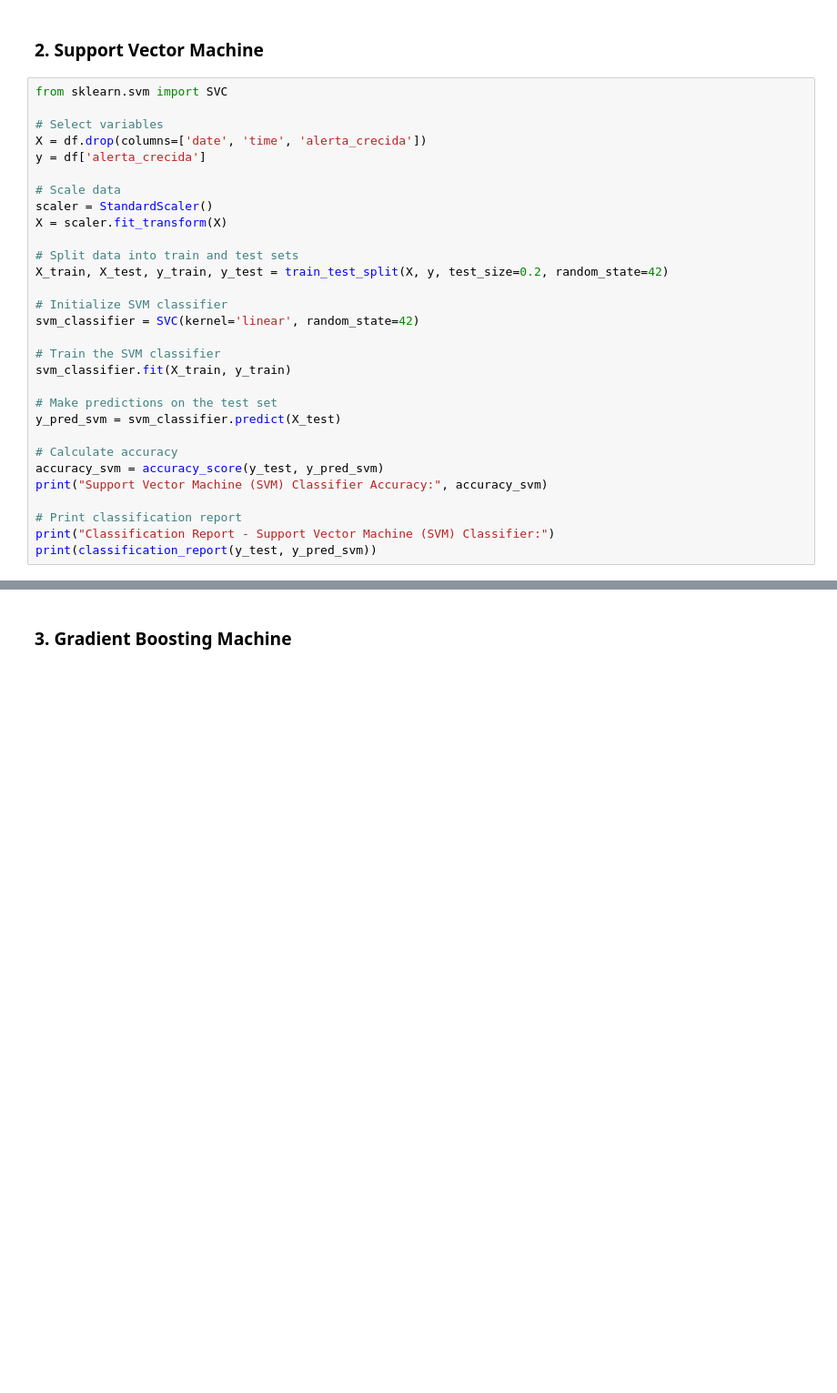
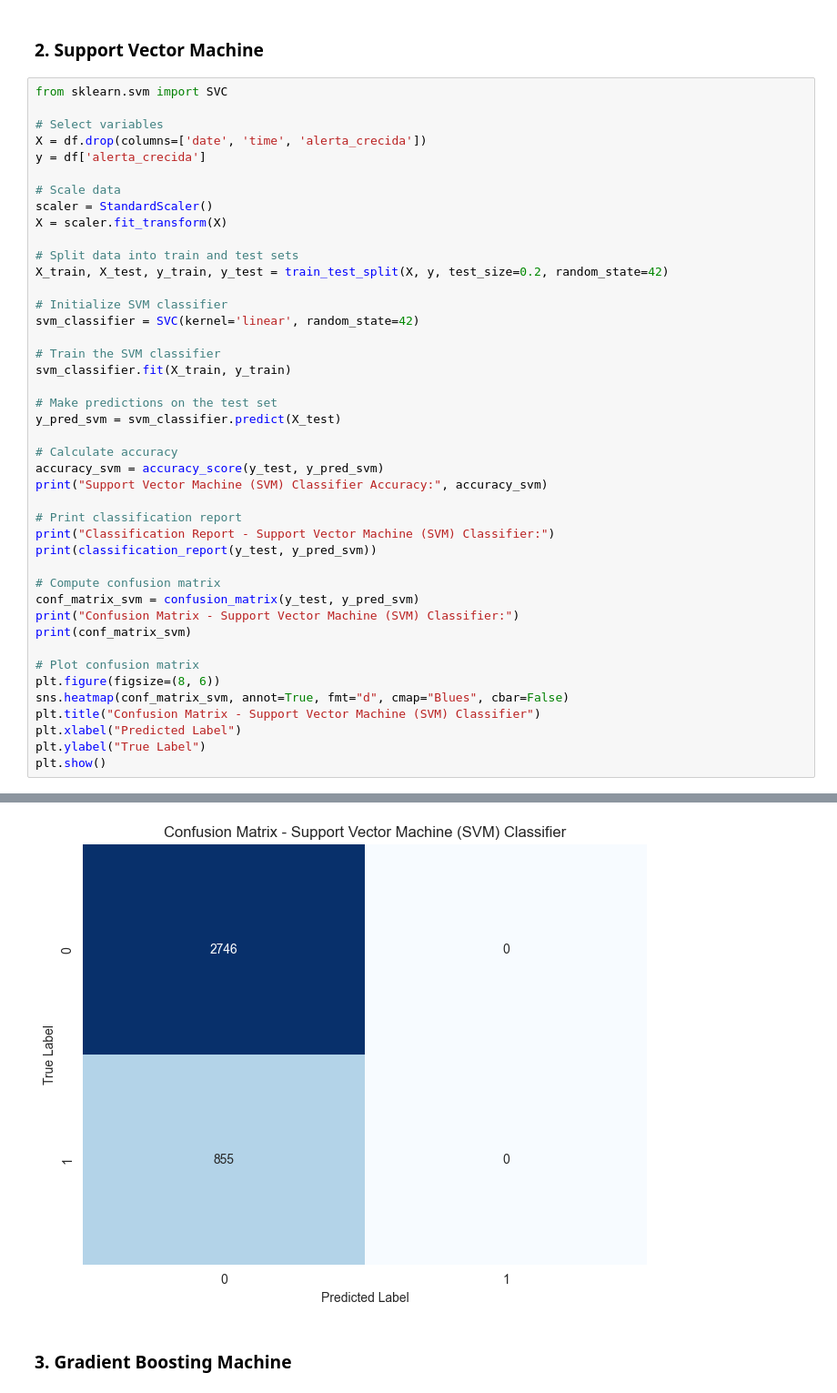
Before and after one commit to axcasas/tigre_flood_prediction, a Jupyter notebook: notebooks/machine_learning.ipynb, the cells around one changed output, grey strips where cells are left out. Shown: that part at 91% size. Cells and saved outputs as stored; diff of their text form; blank space fills up the shorter version.

```diff
--- a/notebooks/machine_learning.ipynb
+++ b/notebooks/machine_learning.ipynb
@@ -309,6 +313,19 @@ print("Support Vector Machine (SVM) Classifier Accuracy:", accuracy_svm)
 # Print classification report
 print("Classification Report - Support Vector Machine (SVM) Classifier:")
 print(classification_report(y_test, y_pred_svm))
+
+# Compute confusion matrix
+conf_matrix_svm = confusion_matrix(y_test, y_pred_svm)
+print("Confusion Matrix - Support Vector Machine (SVM) Classifier:")
+print(conf_matrix_svm)
+
+# Plot confusion matrix
+plt.figure(figsize=(8, 6))
+sns.heatmap(conf_matrix_svm, annot=True, fmt="d", cmap="Blues", cbar=False)
+plt.title("Confusion Matrix - Support Vector Machine (SVM) Classifier")
+plt.xlabel("Predicted Label")
+plt.ylabel("True Label")
+plt.show()
 # %% [output]
 Support Vector Machine (SVM) Classifier Accuracy: 0.762565953901694
 Classification Report - Support Vector Machine (SVM) Classifier:
@@ -323,3 +344,4 @@ weighted avg       0.58      0.76      0.66      3601
+[figure, added]
 # %% [markdown]
 ### 3. Gradient Boosting Machine
 # %%
```
Also changed, not shown: parts of 8 cells of this notebook, 6 other files.
